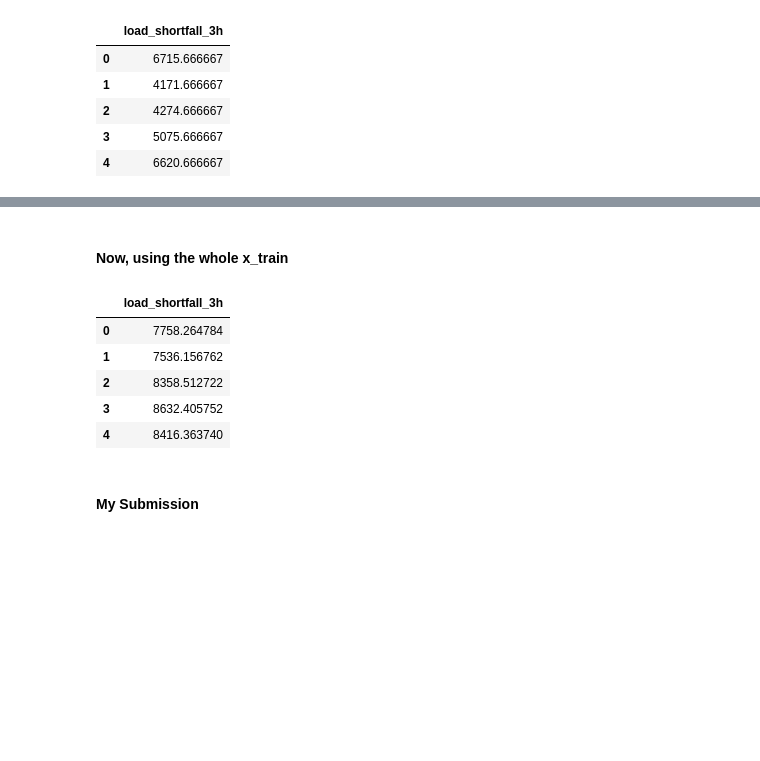
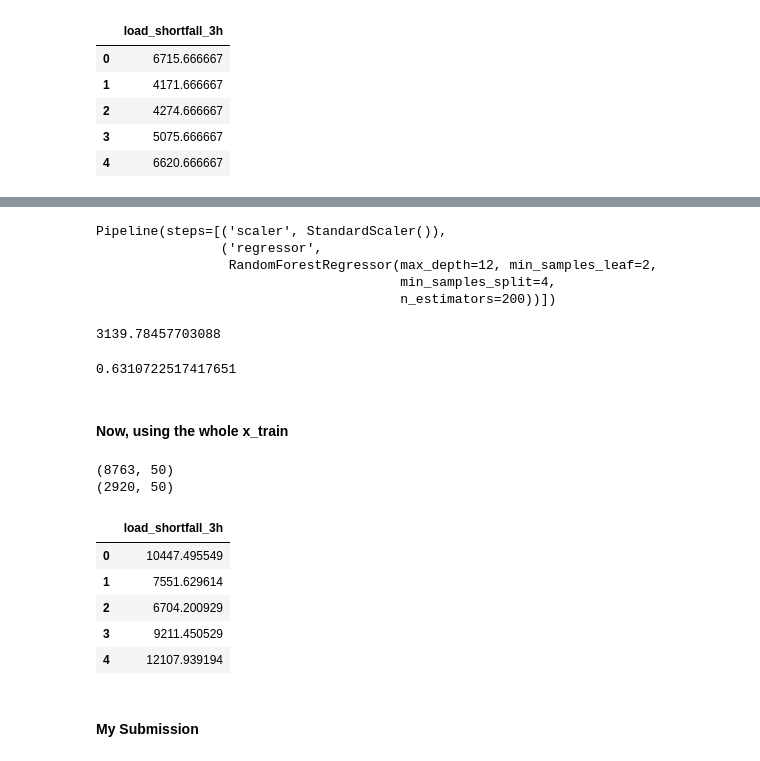
Before and after one commit to deolabeeb/0x00.py, a Jupyter notebook: abeeb-linearmodel-5-0.ipynb, the cells around one changed output, grey strips where cells are left out. Drawn from its saved outputs; the diff is of its cells as text; code cells hidden in the pictures; blank space fills up the shorter version.

Commit message:
Kaggle Notebook | Abeeb_LinearModel_8.0 | Version 23

```diff
--- a/abeeb-linearmodel-5-0.ipynb
+++ b/abeeb-linearmodel-5-0.ipynb
@@ -443,0 +403,6 @@ Validation RMSE: 4820.725024958576
+# %%
+# Create a pipeline for scaling, regularization, and random forest regression
+pipeline = Pipeline([
+    ('scaler', StandardScaler()),  # Scale the features
+    ('regressor', RandomForestRegressor(n_estimators=200, max_depth=12, min_samples_split=4, min_samples_leaf=2))  # Random Forest Regressor model
+])
@@ -444 +413,10 @@ Validation RMSE: 4820.725024958576
+# %%
+# Fit the pipeline on the training data
+pipeline.fit(x_train, y_train.values.ravel())
+# %% [output]
+Pipeline(steps=[('scaler', StandardScaler()),
+                ('regressor',
+                 RandomForestRegressor(max_depth=12, min_samples_leaf=2,
+                                       min_samples_split=4,
+                                       n_estimators=200))])
 # %%
@@ -447,15 +429,35 @@ y_test_pred = lasso.predict(X_test_scaled)
+# %%
+rmse(y_test, y_pred)
+# %% [output]
+3139.78457703088
+# %%
+r2_score(y_test, y_pred)
+# %% [output]
+0.6310722517417651
 # %% [markdown]
 #### Now, using the whole x_train
+# %%
+# create targets and features dataset
+x_train = df_clean[:len(df_train)].drop('load_shortfall_3h', axis=1)
+x_test = df_clean[len(df_train):].drop('load_shortfall_3h', axis=1)
+print(x_train.shape)
+print(x_test.shape)
+# %% [output]
+(8763, 50)
+(2920, 50)
+# %%
+pipeline.fit(x_train, y.values.ravel())
+pred_y = pipeline.predict(x_test)
 # %%
-daf = pd.DataFrame(y_test_pred, columns=['load_shortfall_3h'])
+daf = pd.DataFrame(pred_y, columns=['load_shortfall_3h'])
 daf.head()
 # %% [output]
 |  | load_shortfall_3h |
-| 0 | 7758.264784 |
-| 1 | 7536.156762 |
-| 2 | 8358.512722 |
-| 3 | 8632.405752 |
-| 4 | 8416.363740 |
+| 0 | 10447.495549 |
+| 1 | 7551.629614 |
+| 2 | 6704.200929 |
+| 3 | 9211.450529 |
+| 4 | 12107.939194 |
 # %% [markdown]
 #### My Submission
 # %%
```
Also changed, not shown: parts of 17 cells of this notebook.
